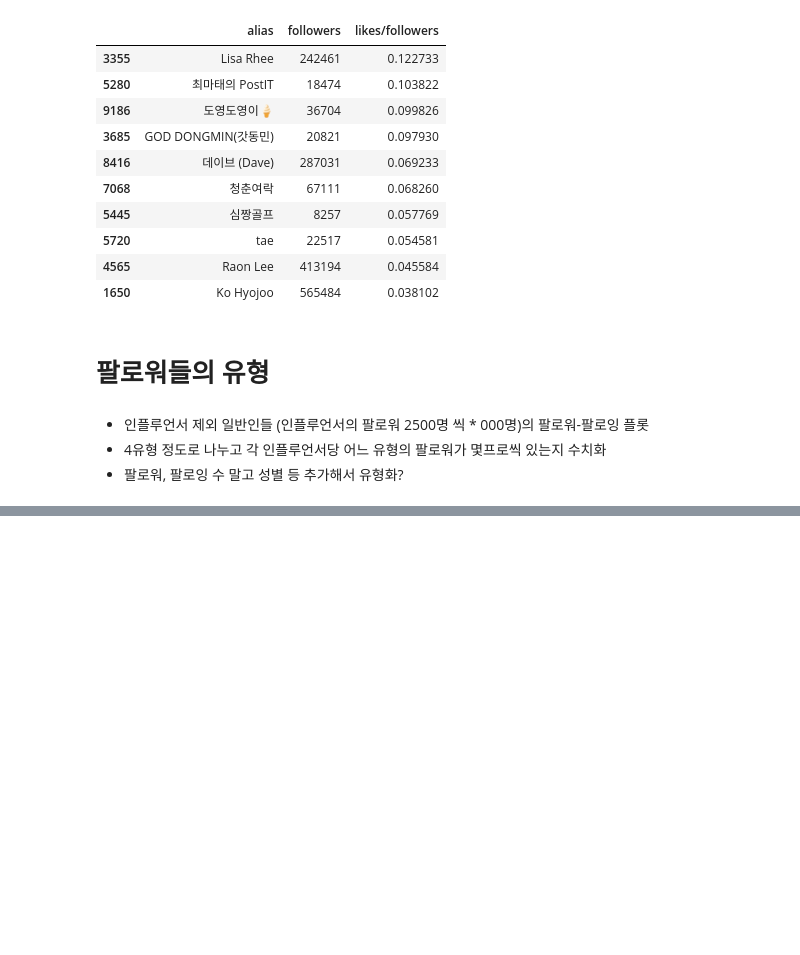
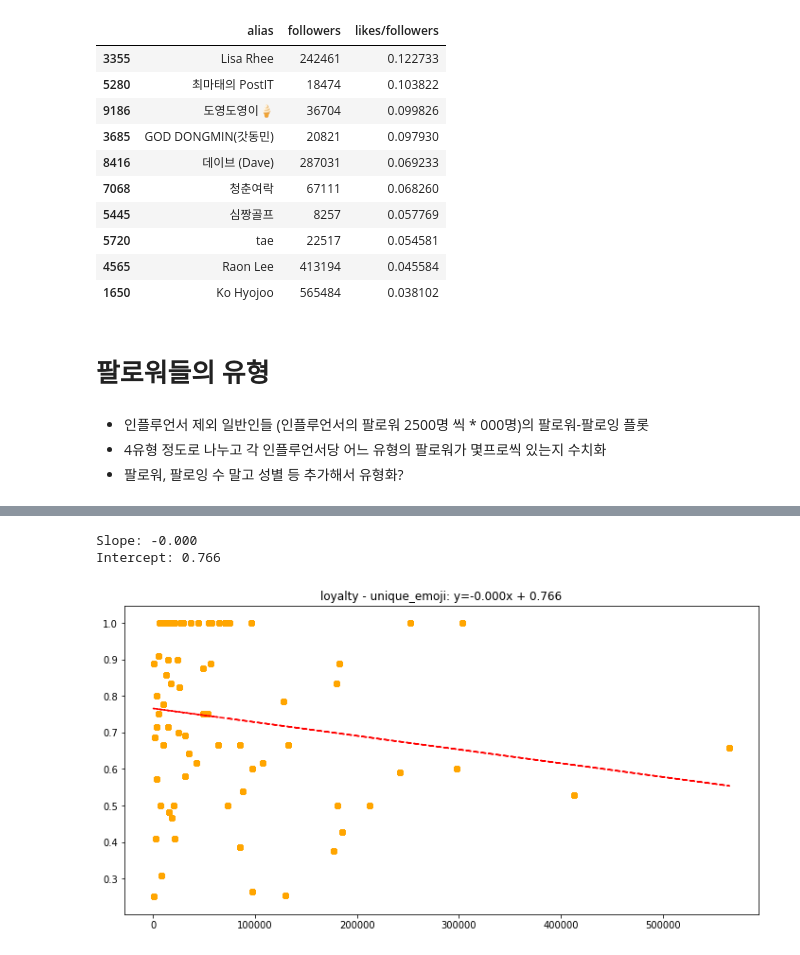
Before and after one commit to ko9ma7/BTXGH, a Jupyter notebook: instagramEDA/sy_EDA.ipynb, the cells around one changed output, grey strips where cells are left out. Cells and saved outputs as stored; diff of their text form; code cells hidden in the pictures; blank space fills up the shorter version.

```diff
--- a/instagramEDA/EDA.ipynb
+++ b/instagramEDA/sy_EDA.ipynb
@@ -555,0 +778,20 @@ df.drop_duplicates('username').sort_values(['ppl_img_ratio', 'likes/followers'],
+# %%
+ax = E['followers']
+ay = E['unique_emoji']/E['num_of_emoji']
+
+plt.figure(figsize=(12,6))
+plt.scatter(ax, ay, color='orange')
+
+#plt.xlim(0, 0.3)
+
+z = np.polyfit(ax, ay, 1)
+p = np.poly1d(z)
+plt.plot(ax,p(ax),"r--")
+
+plt.title('loyalty - unique_emoji: y={0:.3f}x + {1:.3f}'.format(z[0], z[1]))
+print('Slope: {0:.3f}'.format(z[0]))
+print('Intercept: {0:.3f}'.format(z[1]))
+# %% [output]
+Slope: -0.000
+Intercept: 0.766
+[figure, added]
```
Also changed, not shown: parts of 42 cells of this notebook, 2 other files.
